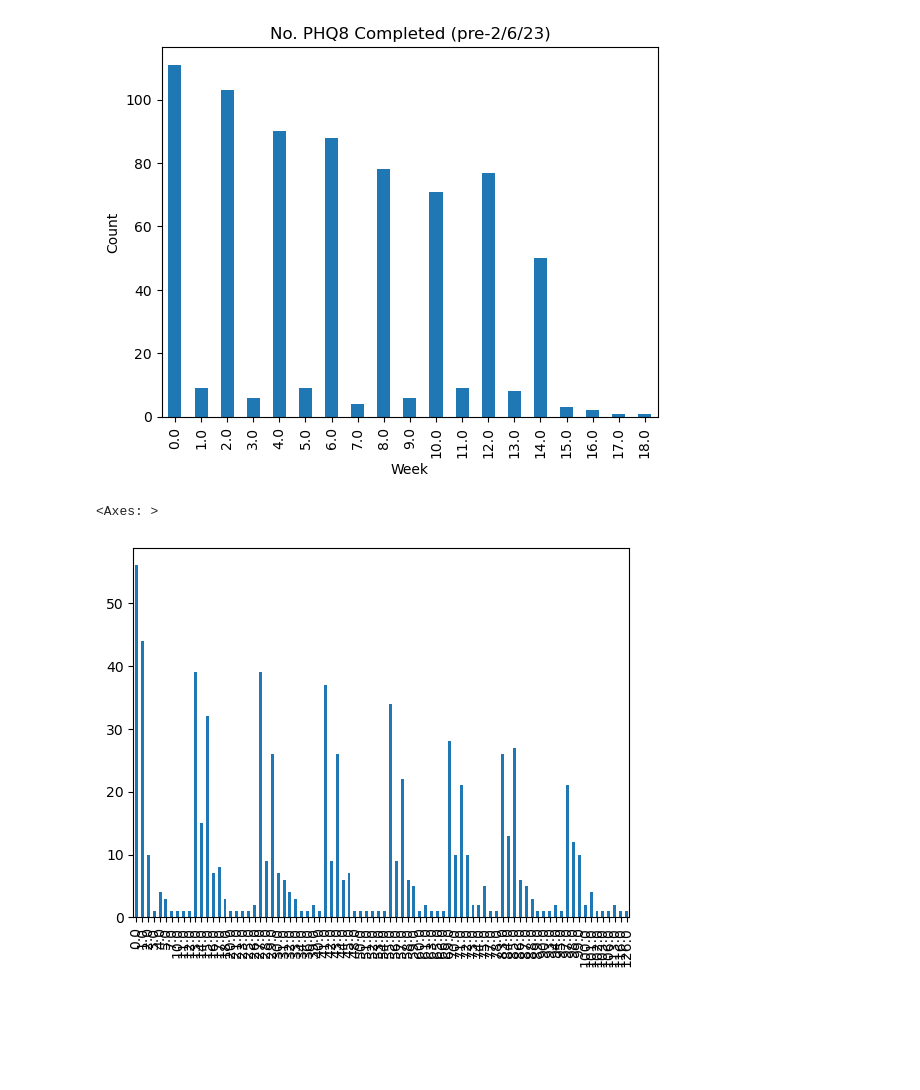
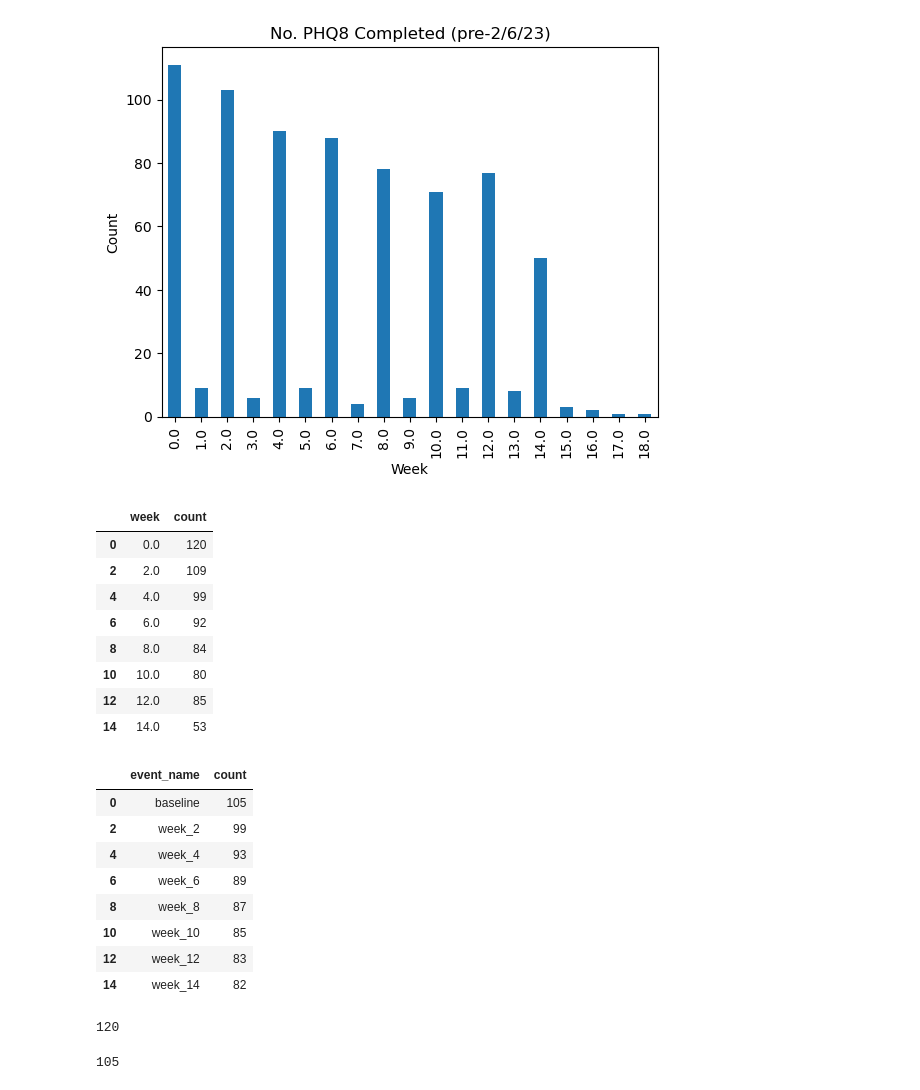
Before and after one commit to mbthompson14/HR_DSMB_2023, a Jupyter notebook: hr_phq8/hr_phq8.ipynb, the cells around one changed output. Saved outputs shown, nothing was run; the diff lists cells and outputs as text; code cells hidden in the pictures; blank space fills up the shorter version.

Commit message:
working on expected counts

```diff
--- a/hr_phq8/hr_phq8.ipynb
+++ b/hr_phq8/hr_phq8.ipynb
@@ -77,9 +80,48 @@ count_by_week.plot(kind='bar', xlabel="Week", ylabel='Count', title='No. PHQ8 Co
 <Axes: title={'center': 'No. PHQ8 Completed (pre-2/6/23)'}, xlabel='Week', ylabel='Count'>
 [figure]
 # %%
-count_by_day = df['study_days'].value_counts()
-count_by_day.sort_index(inplace=True)
-count_by_day.plot(kind='bar')
+# count_by_day = df['study_days'].value_counts()
+# count_by_day.sort_index(inplace=True)
+# count_by_day.plot(kind='bar')
-# %% [output]
-<Axes: >
-[figure, removed]
+# %%
+observed_count = count_by_week.reset_index().rename(columns={'index':'week','study_week':'count'})
+for i, row in observed_count.iterrows():
+    if i<14:
+        if i%2==0:
+            observed_count.loc[observed_count.index==i,'count'] = observed_count.loc[observed_count.index==i,'count'].values[0] + observed_count.loc[observed_count.index==i+1,'count'].values[0]
+        elif i%2!=0:
+            observed_count.drop(i,inplace=True)
+    elif i==14:
+        observed_count.loc[observed_count.index==i,'count'] = observed_count.loc[observed_count.index==i,'count'].values[0] + observed_count.loc[observed_count.index==i+1,'count'].values[0]
+        + observed_count.loc[observed_count.index==i+2,'count'].values[0] + observed_count.loc[observed_count.index==i+3,'count'].values[0] + observed_count.loc[observed_count.index==i+4,'count'].values[0]
+    else:
+        observed_count.drop(i,inplace=True)
+
+
+observed_count
+# %% [output]
+|  | week | count |
+| 0 | 0.0 | 120 |
+| 2 | 2.0 | 109 |
+| 4 | 4.0 | 99 |
+| 6 | 6.0 | 92 |
+| 8 | 8.0 | 84 |
+| 10 | 10.0 | 80 |
+| 12 | 12.0 | 85 |
+| 14 | 14.0 | 53 |
+# %%
+# get all events pre feb6
+events_pre = pd.read_csv('events_pre_20230206.csv')
+expected_count = events_pre['event_name'].value_counts().reset_index().rename(columns={'index':'event_name','event_name':'count'})
+expected_count.drop([1,3,5,7,9,11,13],inplace=True)
+expected_count
+# %% [output]
+|  | event_name | count |
+| 0 | baseline | 105 |
+| 2 | week_2 | 99 |
+| 4 | week_4 | 93 |
+| 6 | week_6 | 89 |
+| 8 | week_8 | 87 |
+| 10 | week_10 | 85 |
+| 12 | week_12 | 83 |
+| 14 | week_14 | 82 |
@@ -85,0 +130,8 @@ count_by_day.plot(kind='bar')
+# %%
+len(test1)
+# %% [output]
+120
+# %%
+len(test2)
+# %% [output]
+105
```
Also changed, not shown: parts of 3 cells of this notebook, 4 other files.
